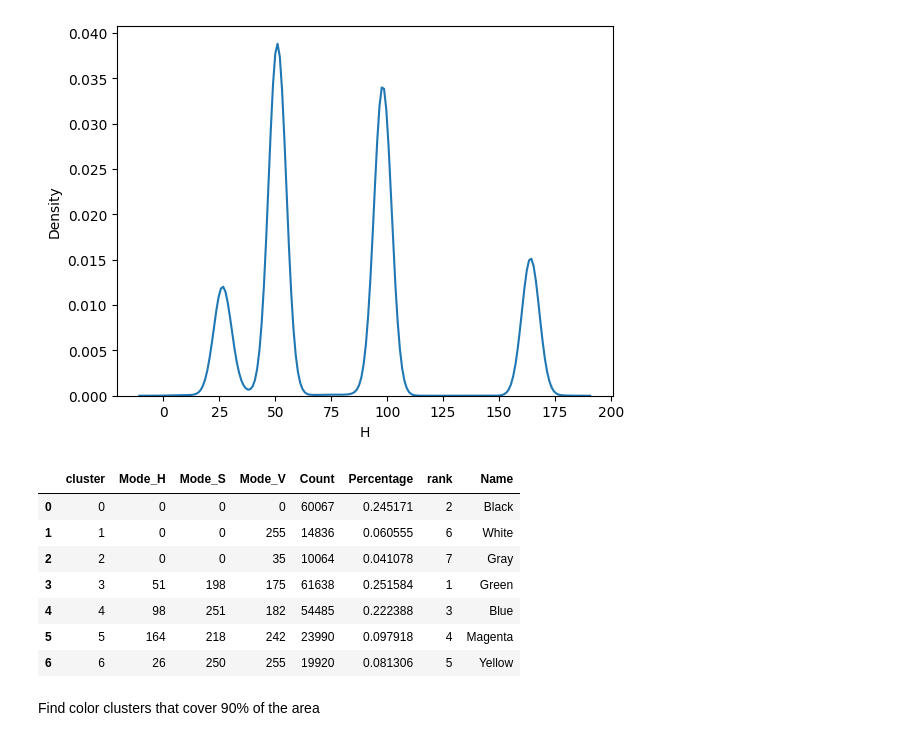
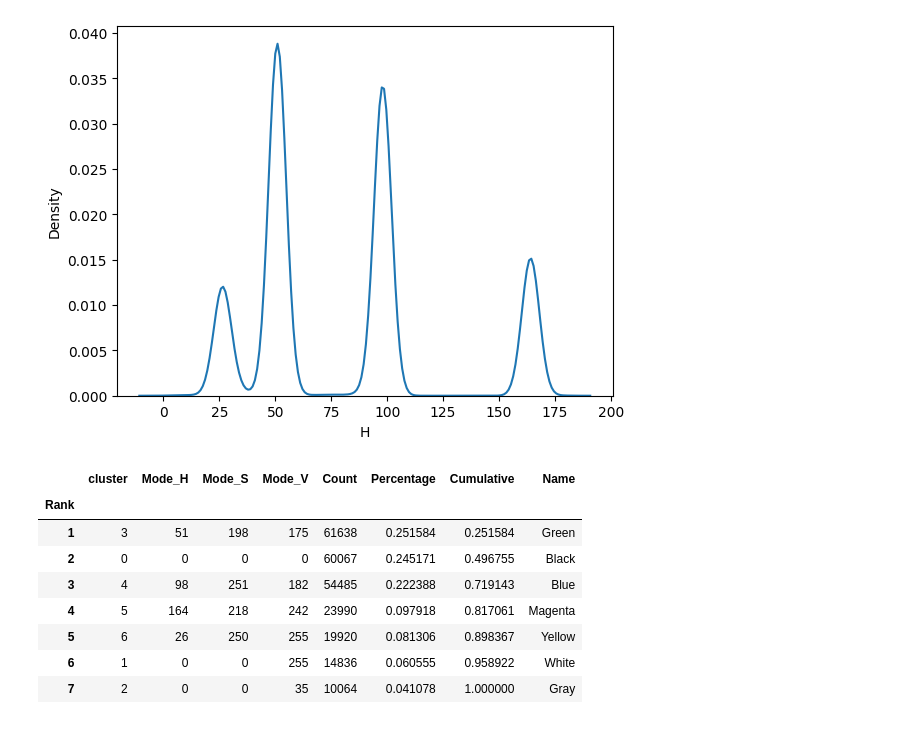
Before and after one commit to JaredSchwartz/Color-Analysis, a Jupyter notebook: Color analysis.ipynb, the cells around one changed output. Cells and saved outputs as stored; diff of their text form; code cells hidden in the pictures.

Commit message:
Formatting changes and rework of greedy section to use dataframe methods

```diff
--- a/Color analysis.ipynb
+++ b/Color analysis.ipynb
@@ -21,0 +22,5 @@ White_Cutoff = 0.9
+# %%
+img = cv2.imread(image_file)
+
+#Rearrange items for display because CV uses BGR and Matplotlib uses RGB
+display(plt.imshow(img[:,:,::-1]))
@@ -22,13 +30,12 @@ White_Cutoff = 0.9
 # %%
+# Convert 2-d 8-bit BGR image array to 1-d 8-bit HSV pixel array
 HSV = (
     cv2.cvtColor(img,cv2.COLOR_BGR2HSV)
     .reshape(-1, 3)
 )
 
-Pixels = Grays = (
-    pd.DataFrame(HSV)
-    .rename({0:'H', 1:'S', 2:'V'}, axis='columns')
-)
+# Convert numpy array of pixels into a pandas dataframe
+Pixels = pd.DataFrame(HSV,columns=['H','S','V'])
 
 # Separate color pixels from non-color pixels (Whites, Grays, Blacks)
 
@@ -46,12 +53,11 @@ Handle non-color pixels
 # %%
 def assign_gray_cluster(element):
-    match element:
-        case int() as n if n <= Black_Cutoff * 255:
-            return 0
-        case int() as n if n >= White_Cutoff * 255:
-            return 1
-        case _:
-            return 2
+    if element <= Black_Cutoff * 255:
+        return 0
+    elif element >= White_Cutoff * 255:
+        return 1
+    else:
+        return 2
 
 GrayClusters = (
     GrayPixels
@@ -110,43 +116,49 @@ def name_clusters(cluster, H):
         elif 150 < H <= 180:
             return 'Cyan'
         elif 180 < H <= 255:
             return 'Blue'
         elif 255 < H <= 280:
             return 'Violet'
         else:
             return 'Magenta'
 
+# Combine gray clusters and color clusterts
 Clusters = (
     pd.concat([ColorClusters,GrayClusters])
     .sort_index()
 )
 
 TotalPixels = len(Clusters)
 
+# Aggregate, name and calculate summary statistics for each cluster
 cluster_summary = (
     Clusters
     .groupby('cluster')
     .agg(
-        Mode_H = ('H', lambda x: x.mode().iloc[0]),
-        Mode_S = ('S', lambda x: x.mode().iloc[0]),
-        Mode_V = ('V', lambda x: x.mode().iloc[0]),
+        Mode_H = ('H', lambda x: x.mode()[0]),
+        Mode_S = ('S', lambda x: x.mode()[0]),
+        Mode_V = ('V', lambda x: x.mode()[0]),
         Count = ('H', 'count'),
     )
     .reset_index()
+    .sort_values('Count',ascending=False)
     .assign(
         Percentage = lambda x: x['Count'] / TotalPixels,
-        rank = lambda x: x['Count'].rank(method='dense', ascending=False).astype(int),
-        Name = lambda x: x.apply(lambda y: name_clusters(y['cluster'], y['Mode_H']), axis=1)
+        Cumulative = lambda x: x['Percentage'].cumsum(),
+        Rank = lambda x: x['Count'].rank(method='dense', ascending=False).astype(int),
+        Name = lambda x: x.apply(lambda y: name_clusters(y['cluster'], y['Mode_H']), axis=1),
     )
+    .set_index('Rank')
 )
 
 display(cluster_summary)
 # %% [output]
-|  | cluster | Mode_H | Mode_S | Mode_V | Count | Percentage | rank | Name |
-| 0 | 0 | 0 | 0 | 0 | 60067 | 0.245171 | 2 | Black |
-| 1 | 1 | 0 | 0 | 255 | 14836 | 0.060555 | 6 | White |
-| 2 | 2 | 0 | 0 | 35 | 10064 | 0.041078 | 7 | Gray |
-| 3 | 3 | 51 | 198 | 175 | 61638 | 0.251584 | 1 | Green |
-| 4 | 4 | 98 | 251 | 182 | 54485 | 0.222388 | 3 | Blue |
-| 5 | 5 | 164 | 218 | 242 | 23990 | 0.097918 | 4 | Magenta |
-| 6 | 6 | 26 | 250 | 255 | 19920 | 0.081306 | 5 | Yellow |
+|  | cluster | Mode_H | Mode_S | Mode_V | Count | Percentage | Cumulative | Name |
+| Rank |  |  |  |  |  |  |  |  |
+| 1 | 3 | 51 | 198 | 175 | 61638 | 0.251584 | 0.251584 | Green |
+| 2 | 0 | 0 | 0 | 0 | 60067 | 0.245171 | 0.496755 | Black |
+| 3 | 4 | 98 | 251 | 182 | 54485 | 0.222388 | 0.719143 | Blue |
+| 4 | 5 | 164 | 218 | 242 | 23990 | 0.097918 | 0.817061 | Magenta |
+| 5 | 6 | 26 | 250 | 255 | 19920 | 0.081306 | 0.898367 | Yellow |
+| 6 | 1 | 0 | 0 | 255 | 14836 | 0.060555 | 0.958922 | White |
+| 7 | 2 | 0 | 0 | 35 | 10064 | 0.041078 | 1.000000 | Gray |
@@ -182,2 +164,0 @@ def greedy_select(summary:pd.DataFrame, area_threshold:float, max_items:int | No
-# %% [markdown]
-Find color clusters that cover 90% of the area
```
Also changed, not shown: parts of 13 cells of this notebook.
